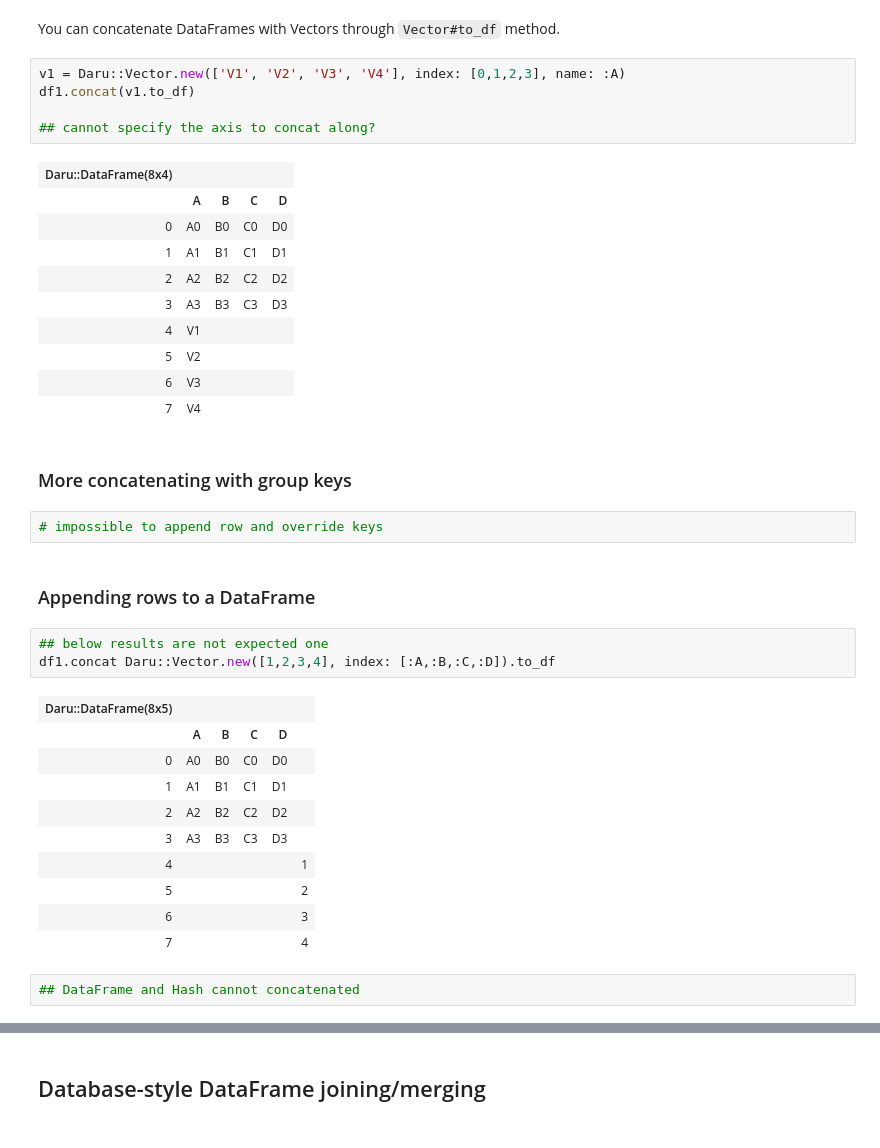
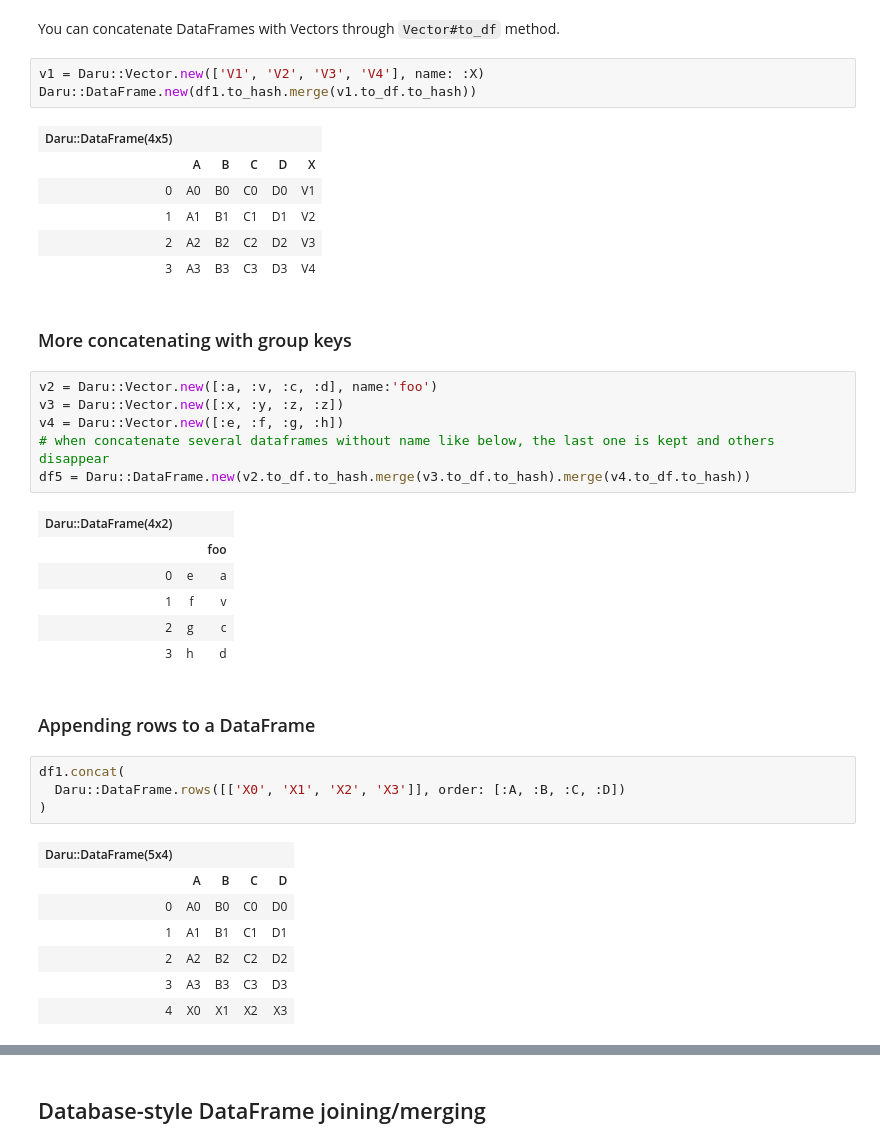
Before and after one commit to sciruby-jp/survey, a Jupyter notebook: Merge, join, and concatenate.ipynb, the cells around one changed output, grey strips where cells are left out. Cells and saved outputs as stored; diff of their text form.

Commit message:
Finished chapter "Database-style DataFrame joining/merging"

```diff
--- a/Merge, join, and concatenate.ipynb
+++ b/Merge, join, and concatenate.ipynb
@@ -121,40 +125,41 @@ Ignoring indexes is default behavior of `DataFrame#concat` method.
 # %% [markdown]
 You can concatenate DataFrames with Vectors through `Vector#to_df` method.
 # %%
-v1 = Daru::Vector.new(['V1', 'V2', 'V3', 'V4'], index: [0,1,2,3], name: :A)
-df1.concat(v1.to_df)
-
-## cannot specify the axis to concat along?
+v1 = Daru::Vector.new(['V1', 'V2', 'V3', 'V4'], name: :X)
+Daru::DataFrame.new(df1.to_hash.merge(v1.to_df.to_hash))
 # %% [output]
-| Daru::DataFrame(8x4) |  |  |  |  |
-|  | A | B | C | D |
-| 0 | A0 | B0 | C0 | D0 |
-| 1 | A1 | B1 | C1 | D1 |
-| 2 | A2 | B2 | C2 | D2 |
-| 3 | A3 | B3 | C3 | D3 |
-| 4 | V1 |  |  |  |
-| 5 | V2 |  |  |  |
-| 6 | V3 |  |  |  |
-| 7 | V4 |  |  |  |
+| Daru::DataFrame(4x5) |  |  |  |  |  |
+|  | A | B | C | D | X |
+| 0 | A0 | B0 | C0 | D0 | V1 |
+| 1 | A1 | B1 | C1 | D1 | V2 |
+| 2 | A2 | B2 | C2 | D2 | V3 |
+| 3 | A3 | B3 | C3 | D3 | V4 |
 # %% [markdown]
 ### More concatenating with group keys
-# %%
-# impossible to append row and override keys
+# %%
+v2 = Daru::Vector.new([:a, :v, :c, :d], name:'foo')
+v3 = Daru::Vector.new([:x, :y, :z, :z])
+v4 = Daru::Vector.new([:e, :f, :g, :h])
+# when concatenate several dataframes without name like below, the last one is kept and others disappear
+df5 = Daru::DataFrame.new(v2.to_df.to_hash.merge(v3.to_df.to_hash).merge(v4.to_df.to_hash))
+# %% [output]
+| Daru::DataFrame(4x2) |  |  |
+|  |  | foo |
+| 0 | e | a |
+| 1 | f | v |
+| 2 | g | c |
+| 3 | h | d |
 # %% [markdown]
 ### Appending rows to a DataFrame
-# %%
-## below results are not expected one
-df1.concat Daru::Vector.new([1,2,3,4], index: [:A,:B,:C,:D]).to_df
-# %% [output]
-| Daru::DataFrame(8x5) |  |  |  |  |  |
-|  | A | B | C | D |  |
-| 0 | A0 | B0 | C0 | D0 |  |
-| 1 | A1 | B1 | C1 | D1 |  |
-| 2 | A2 | B2 | C2 | D2 |  |
-| 3 | A3 | B3 | C3 | D3 |  |
-| 4 |  |  |  |  | 1 |
-| 5 |  |  |  |  | 2 |
-| 6 |  |  |  |  | 3 |
-| 7 |  |  |  |  | 4 |
-# %%
-## DataFrame and Hash cannot concatenated
+# %%
+df1.concat(
+  Daru::DataFrame.rows([['X0', 'X1', 'X2', 'X3']], order: [:A, :B, :C, :D])
+)
+# %% [output]
+| Daru::DataFrame(5x4) |  |  |  |  |
+|  | A | B | C | D |
+| 0 | A0 | B0 | C0 | D0 |
+| 1 | A1 | B1 | C1 | D1 |
+| 2 | A2 | B2 | C2 | D2 |
+| 3 | A3 | B3 | C3 | D3 |
+| 4 | X0 | X1 | X2 | X3 |
```
Also changed, not shown: parts of 23 cells of this notebook.
